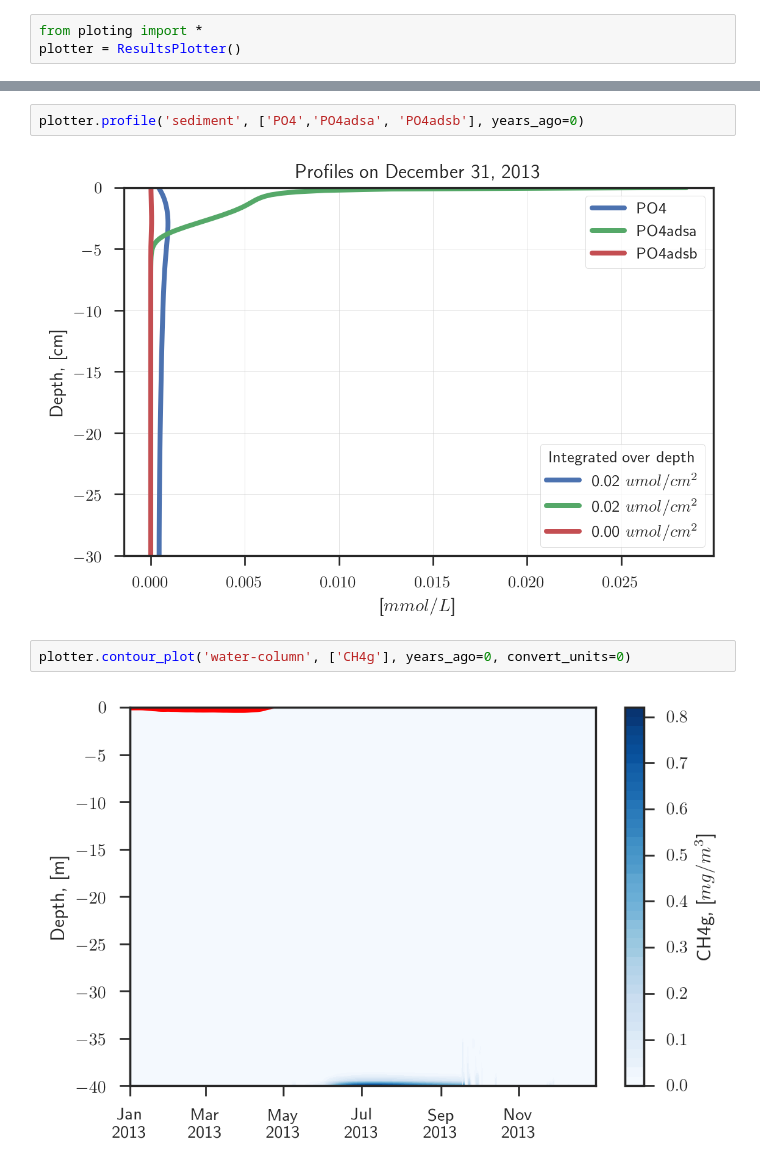
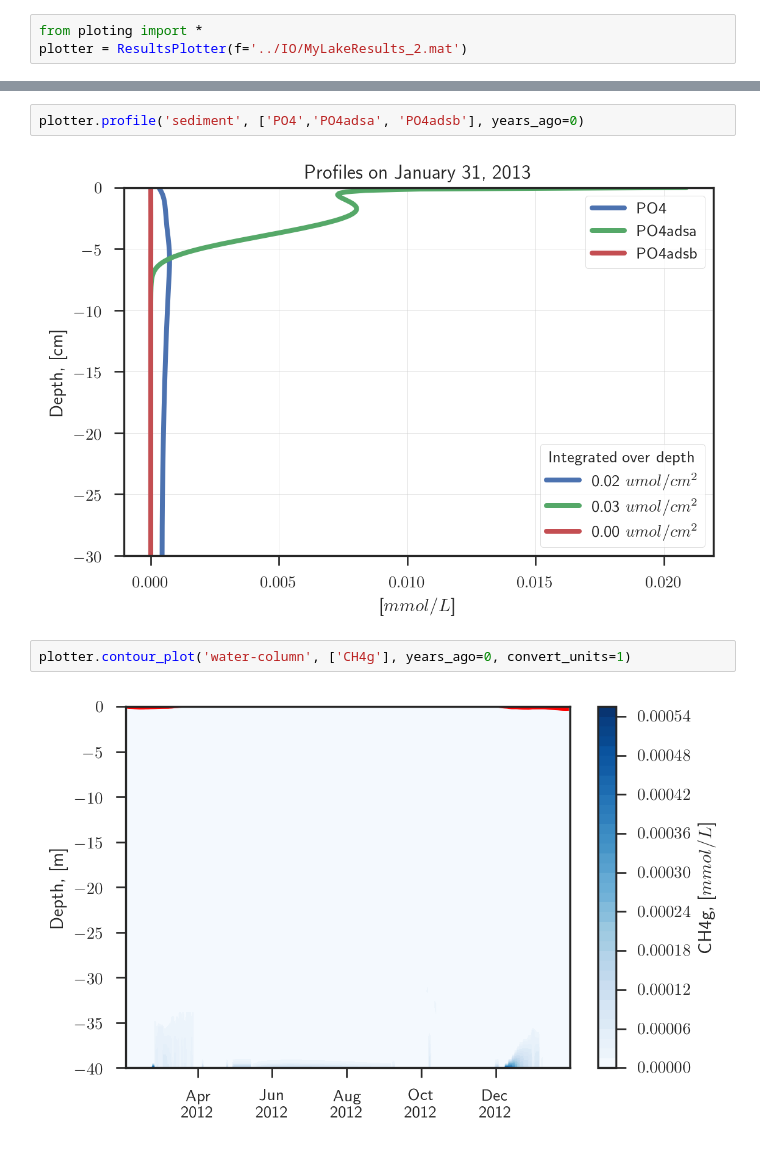
Before and after one commit to biogeochemistry/MyLake_v2_Vansjo, a Jupyter notebook: Postproc_code/plots.ipynb, the cells around one changed output, grey strips where cells are left out. Drawn from its saved outputs; the diff is of its cells as text.

```diff
--- a/Postproc_code/plots.ipynb
+++ b/Postproc_code/plots.ipynb
@@ -21,3 +21,3 @@ str(datetime.now())
 # %%
 from ploting import *
-plotter = ResultsPlotter()
+plotter = ResultsPlotter(f='../IO/MyLakeResults_2.mat')
@@ -56,11 +80,11 @@ plotter.profile('sediment', ['POP'], years_ago=0)
 # %%
 plotter.profile('sediment', ['PO4','PO4adsa', 'PO4adsb'], years_ago=0)
 # %% [output]
-[figure, old version]
+[figure, new version]
 # %%
-plotter.contour_plot('water-column', ['CH4g'], years_ago=0, convert_units=0)
+plotter.contour_plot('water-column', ['CH4g'], years_ago=0, convert_units=1)
 # %% [output]
-[figure, old version]
+[figure, new version]
 # %%
 plotter.profile('water-column', ['CH4g'], years_ago=0, convert_units=1)
 # %% [output]
```
Also changed, not shown: parts of 61 cells of this notebook, 6 other files.
